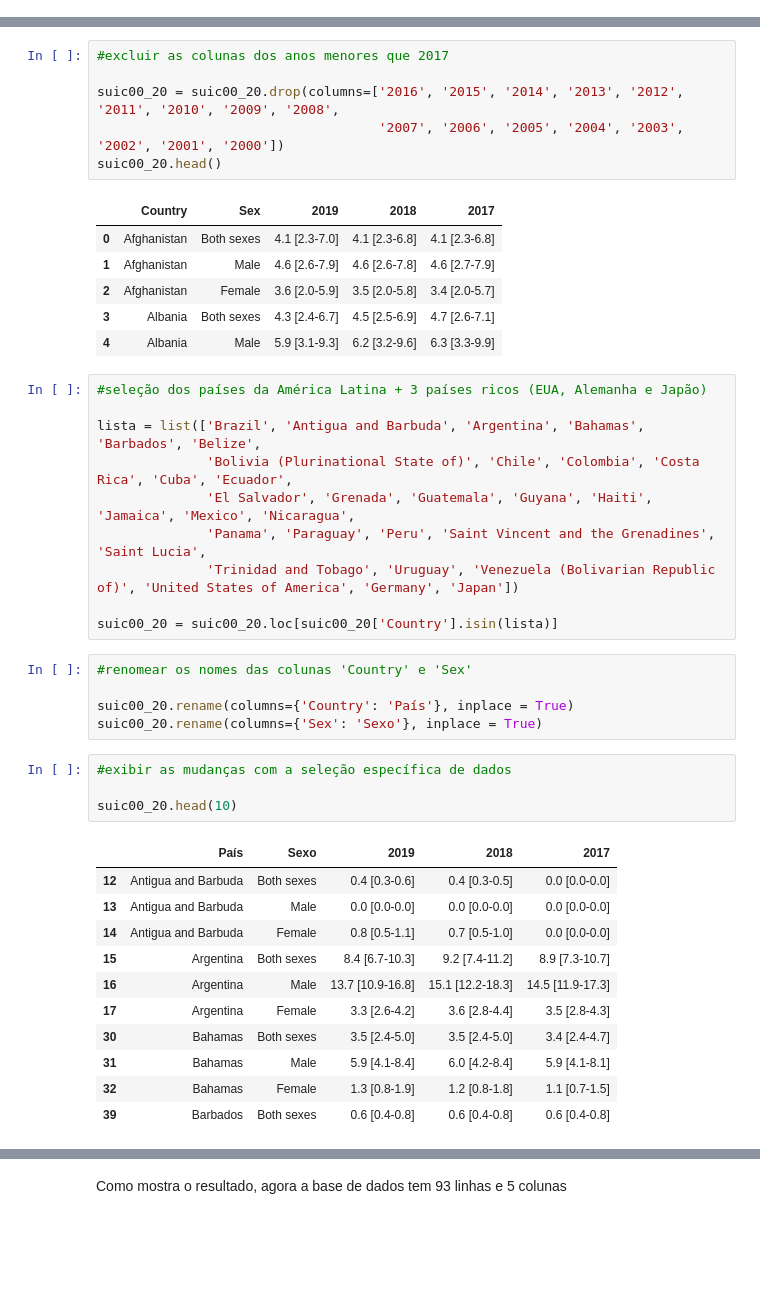
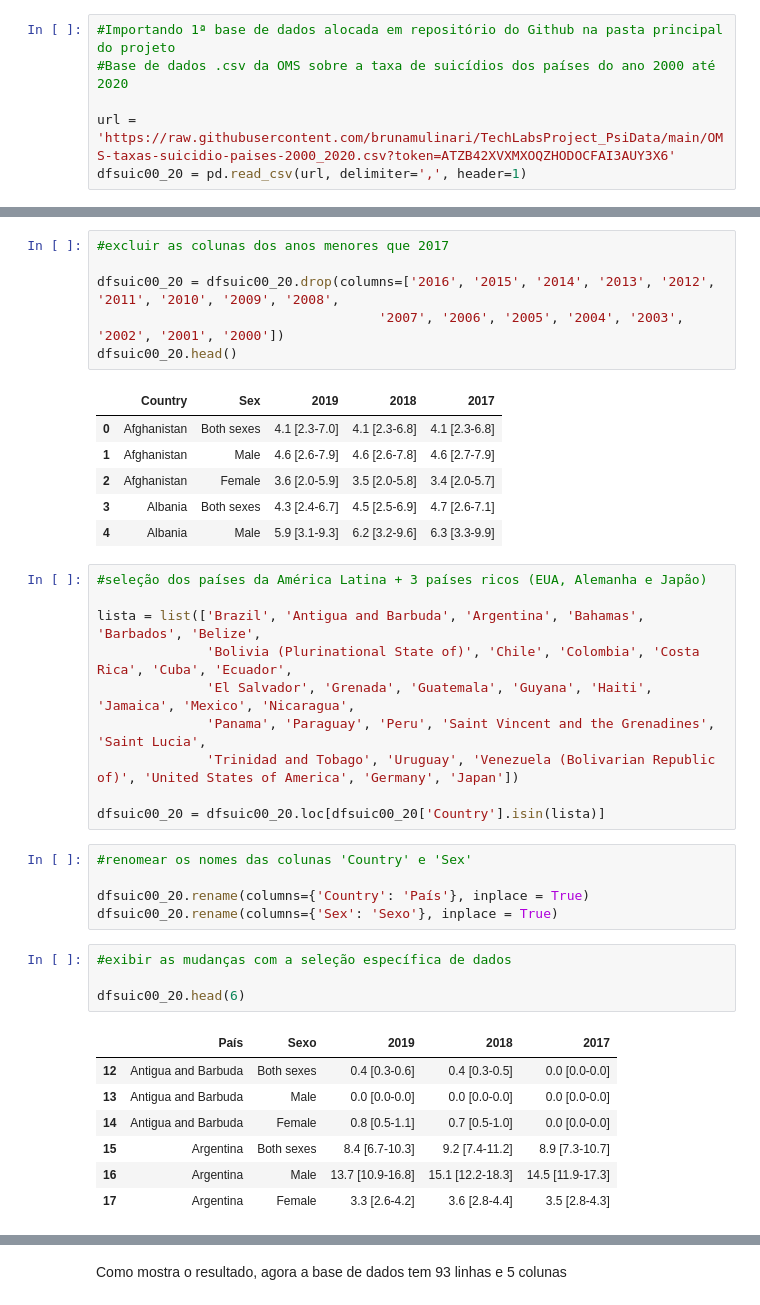
Before and after one commit to brunamulinari/TechLabsProject_PsiData, a Jupyter notebook: suicidios_saudemental_OMS.ipynb, the cells around one changed output, grey strips where cells are left out. Cells and saved outputs as stored; diff of their text form; blank space fills up the shorter version.

```diff
--- a/suicidios_saudemental_OMS.ipynb
+++ b/suicidios_saudemental_OMS.ipynb
@@ -24,3 +15,9 @@ suic00_20 = pd.read_csv('OMS-taxas-suicidio-paises-2000_2020.csv', header=1)
+# %%
+#Importando 1ª base de dados alocada em repositório do Github na pasta principal do projeto
+#Base de dados .csv da OMS sobre a taxa de suicídios dos países do ano 2000 até 2020
+
+url = 'https://raw.githubusercontent.com/brunamulinari/TechLabsProject_PsiData/main/OMS-taxas-suicidio-paises-2000_2020.csv?token=ATZB42XVXMXOQZHODOCFAI3AUY3X6'
+dfsuic00_20 = pd.read_csv(url, delimiter=',', header=1)
 # %%
 #Exibindo as 5 primeiras linhas
 
@@ -35,9 +32,9 @@ suic00_20.head()
 # %%
 #excluir as colunas dos anos menores que 2017
 
-suic00_20 = suic00_20.drop(columns=['2016', '2015', '2014', '2013', '2012', '2011', '2010', '2009', '2008',
+dfsuic00_20 = dfsuic00_20.drop(columns=['2016', '2015', '2014', '2013', '2012', '2011', '2010', '2009', '2008',
                                     '2007', '2006', '2005', '2004', '2003', '2002', '2001', '2000'])
-suic00_20.head()
+dfsuic00_20.head()
 # %% [output]
 |  | Country | Sex | 2019 | 2018 | 2017 |
 | 0 | Afghanistan | Both sexes | 4.1 [2.3-7.0] | 4.1 [2.3-6.8] | 4.1 [2.3-6.8] |
@@ -54,28 +51,24 @@ lista = list(['Brazil', 'Antigua and Barbuda', 'Argentina', 'Bahamas', 'Barbados
               'Panama', 'Paraguay', 'Peru', 'Saint Vincent and the Grenadines', 'Saint Lucia',
               'Trinidad and Tobago', 'Uruguay', 'Venezuela (Bolivarian Republic of)', 'United States of America', 'Germany', 'Japan'])
 
-suic00_20 = suic00_20.loc[suic00_20['Country'].isin(lista)]
+dfsuic00_20 = dfsuic00_20.loc[dfsuic00_20['Country'].isin(lista)]
 # %%
 #renomear os nomes das colunas 'Country' e 'Sex'
 
-suic00_20.rename(columns={'Country': 'País'}, inplace = True)
-suic00_20.rename(columns={'Sex': 'Sexo'}, inplace = True)
+dfsuic00_20.rename(columns={'Country': 'País'}, inplace = True)
+dfsuic00_20.rename(columns={'Sex': 'Sexo'}, inplace = True)
 # %%
 #exibir as mudanças com a seleção específica de dados
 
-suic00_20.head(10)
+dfsuic00_20.head(6)
 # %% [output]
 |  | País | Sexo | 2019 | 2018 | 2017 |
 | 12 | Antigua and Barbuda | Both sexes | 0.4 [0.3-0.6] | 0.4 [0.3-0.5] | 0.0 [0.0-0.0] |
 | 13 | Antigua and Barbuda | Male | 0.0 [0.0-0.0] | 0.0 [0.0-0.0] | 0.0 [0.0-0.0] |
 | 14 | Antigua and Barbuda | Female | 0.8 [0.5-1.1] | 0.7 [0.5-1.0] | 0.0 [0.0-0.0] |
 | 15 | Argentina | Both sexes | 8.4 [6.7-10.3] | 9.2 [7.4-11.2] | 8.9 [7.3-10.7] |
 | 16 | Argentina | Male | 13.7 [10.9-16.8] | 15.1 [12.2-18.3] | 14.5 [11.9-17.3] |
 | 17 | Argentina | Female | 3.3 [2.6-4.2] | 3.6 [2.8-4.4] | 3.5 [2.8-4.3] |
-| 30 | Bahamas | Both sexes | 3.5 [2.4-5.0] | 3.5 [2.4-5.0] | 3.4 [2.4-4.7] |
-| 31 | Bahamas | Male | 5.9 [4.1-8.4] | 6.0 [4.2-8.4] | 5.9 [4.1-8.1] |
-| 32 | Bahamas | Female | 1.3 [0.8-1.9] | 1.2 [0.8-1.8] | 1.1 [0.7-1.5] |
-| 39 | Barbados | Both sexes | 0.6 [0.4-0.8] | 0.6 [0.4-0.8] | 0.6 [0.4-0.8] |
 # %%
 ## Visualizando novo tamanho total do banco de dados
 
```
Also changed, not shown: parts of 25 cells of this notebook.
